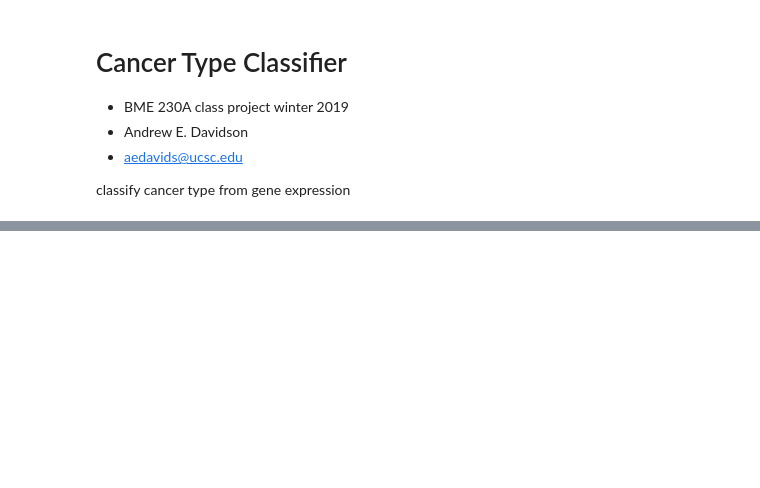
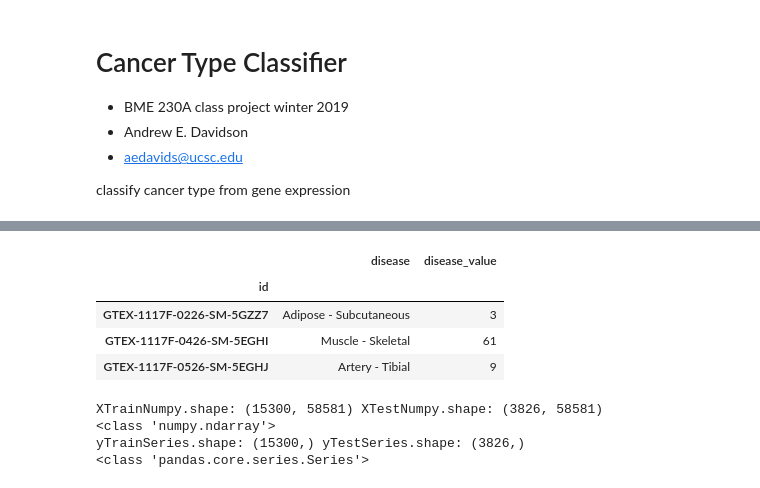
Before and after one commit to AEDWIP/BME-230a, a Jupyter notebook: CancerTypeClassifier.ipynb, the cells around one changed output, grey strips where cells are left out. Cells and saved outputs as stored; diff of their text form; code cells hidden in the pictures; blank space fills up the shorter version.

```diff
--- a/CancerTypeClassifier.ipynb
+++ b/CancerTypeClassifier.ipynb
@@ -58,0 +132,48 @@ ValueError: ERROR: /bme-230a-ebsxxx/data/tcga_target_gtex.h5 not found
+# %%
+# Convert disease  into numerical values
+encoder = LabelEncoder()
+yDF["disease_value"] = pd.Series(encoder.fit_transform(yDF["disease"]), index=yDF.index)
+yDF[["disease","disease_value"]].head(3)
+# %% [output]
+|  | disease | disease_value |
+| id |  |  |
+| GTEX-1117F-0226-SM-5GZZ7 | Adipose - Subcutaneous | 3 |
+| GTEX-1117F-0426-SM-5EGHI | Muscle - Skeletal | 61 |
+| GTEX-1117F-0526-SM-5EGHJ | Artery - Tibial | 9 |
+# %%
+#%%time
+# Split into stratified training and test sets based on classes (i.e. tissue type) so that we have equal
+# proportions of each tissue type in the train and test sets
+from sklearn.model_selection import StratifiedShuffleSplit
+# split = StratifiedShuffleSplit(n_splits=1, test_size=0.2, random_state=theMeaningOfLife)
+# for train_index, test_index in split.split(XDF.values, yDF["disease_value"]):
+#     XTrainDF = XDF[train_index]
+#     XTestDF  = XDF[test_index]
+#     yTrainSeries = yDF["disease_value"][train_index]
+#     yTestSeries  = yDF["disease_value"][test_index]
+
+
+# split = StratifiedShuffleSplit(n_splits=1, test_size=0.2, random_state=theMeaningOfLife)
+# for train_index, test_index in split.split(X.values, Y["tumor_normal_value"]):
+#     X_train, X_test = X.values[train_index], X.values[test_index]
+#     y_train, y_test = Y["tumor_normal_value"][train_index], \
+#                         Y["tumor_normal_value"][test_index]
+
+# Split into stratified training and test sets based on classes (i.e. tissue type) so that we have equal
+# proportions of each disease type in the train and test sets
+from sklearn.model_selection import StratifiedShuffleSplit
+split = StratifiedShuffleSplit(n_splits=1, test_size=0.2, random_state=theMeaningOfLife)
+for train_index, test_index in split.split(XDF.values, yDF["disease_value"]):
+    XTrainNumpy, XTestNumpy = XDF.values[train_index], XDF.values[test_index]
+    yTrainSeries, yTestSeries = yDF["disease_value"][train_index], \
+                        yDF["disease_value"][test_index]
+
+print("XTrainNumpy.shape: {} XTestNumpy.shape: {}".format(XTrainNumpy.shape, XTestNumpy.shape))
+print(type(XTrainNumpy))
+print("yTrainSeries.shape: {} yTestSeries.shape: {}".format(yTrainSeries.shape, yTestSeries.shape))
+print(type(yTestSeries))
+# %% [output]
+XTrainNumpy.shape: (15300, 58581) XTestNumpy.shape: (3826, 58581)
+<class 'numpy.ndarray'>
+yTrainSeries.shape: (15300,) yTestSeries.shape: (3826,)
+<class 'pandas.core.series.Series'>
```
Also changed, not shown: parts of 8 cells of this notebook.
